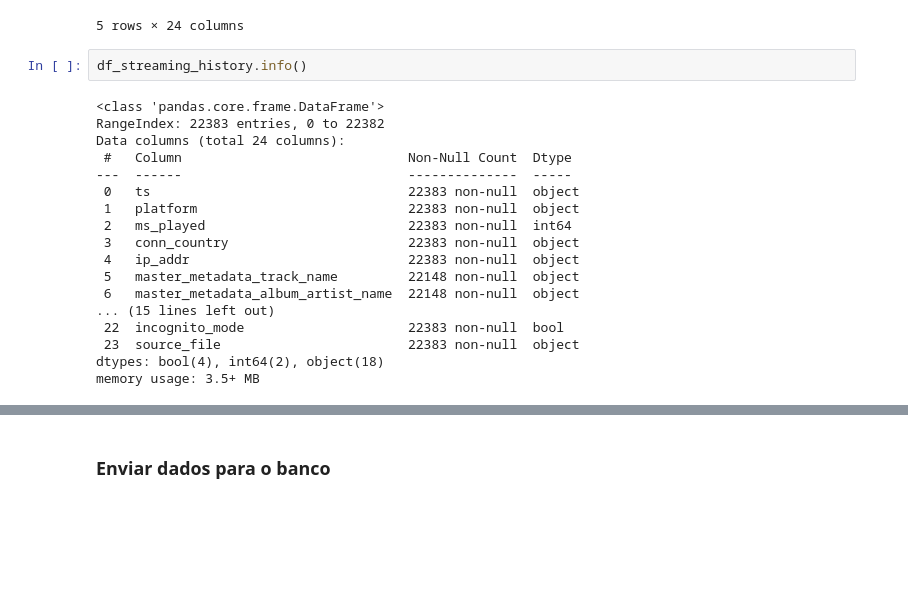
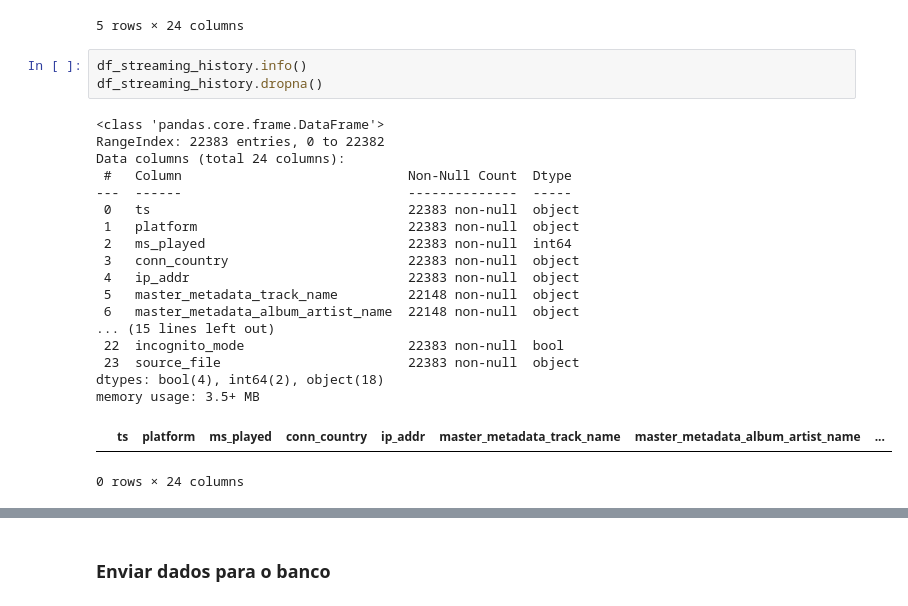
Before and after one commit to GuilhermeSouza122/atv_ciencia_dados, a Jupyter notebook: may/tratamento_de_dados.ipynb, the cells around one changed output, grey strips where cells are left out. Saved outputs shown, nothing was run; the diff lists cells and outputs as text; blank space fills up the shorter version.

```diff
--- a/may/tratamento_de_dados.ipynb
+++ b/may/tratamento_de_dados.ipynb
@@ -134,24 +134,27 @@ df_streaming_history.head(5)
 5 rows × 24 columns
 # %%
 df_streaming_history.info()
+df_streaming_history.dropna()
 # %% [output]
 <class 'pandas.core.frame.DataFrame'>
 RangeIndex: 22383 entries, 0 to 22382
 Data columns (total 24 columns):
  #   Column                             Non-Null Count  Dtype
 ---  ------                             --------------  -----
  0   ts                                 22383 non-null  object
  1   platform                           22383 non-null  object
  2   ms_played                          22383 non-null  int64
  3   conn_country                       22383 non-null  object
  4   ip_addr                            22383 non-null  object
  5   master_metadata_track_name         22148 non-null  object
  6   master_metadata_album_artist_name  22148 non-null  object
 ... (15 lines left out)
  22  incognito_mode                     22383 non-null  bool
  23  source_file                        22383 non-null  object
 dtypes: bool(4), int64(2), object(18)
 memory usage: 3.5+ MB
+|  | ts | platform | ms_played | conn_country | ip_addr | master_metadata_track_name | master_metadata_album_artist_name | ... |
+0 rows × 24 columns
 # %%
 # Limpeza de dados
 df_streaming_history = df_streaming_history.drop(columns=["ip_addr"])
```
Also changed, not shown: parts of 4 cells of this notebook.
